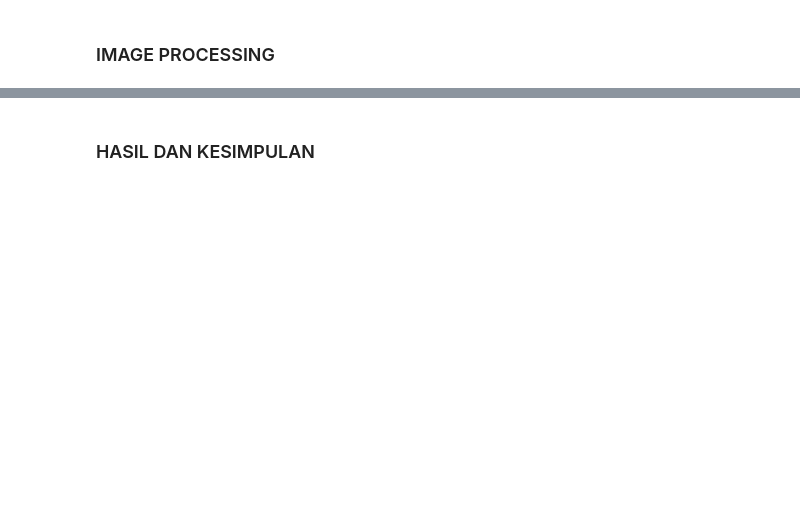
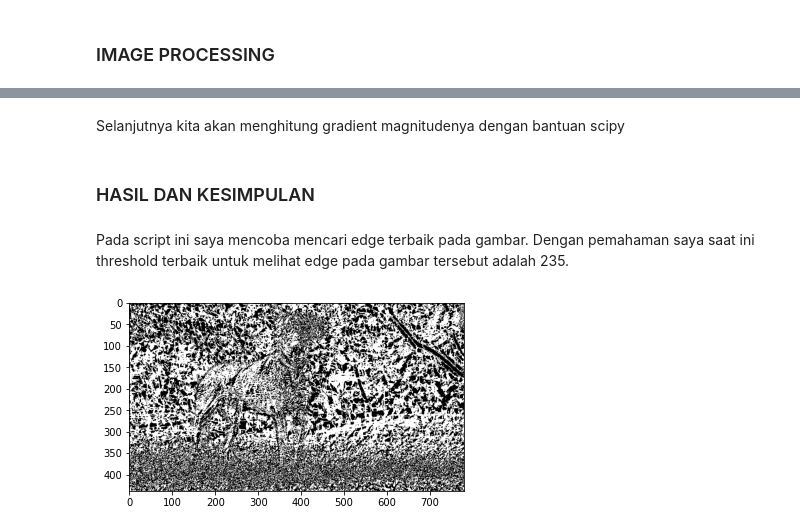
Before and after one commit to Valianton0/FTDS_learning_journal, a Jupyter notebook: graded_challenge/h8dsft_P0W02.ipynb, the cells around one changed output, grey strips where cells are left out. Drawn from its saved outputs; the diff is of its cells as text; code cells hidden in the pictures; blank space fills up the shorter version.

```diff
--- a/graded_challenge/h8dsft_P0W02.ipynb
+++ b/graded_challenge/h8dsft_P0W02.ipynb
@@ -64,2 +61,23 @@ ImportError: cannot import name 'imshow' from 'scipy' (C:\Users\rezaa\AppData\Lo
+# %% [markdown]
+Selanjutnya kita akan menghitung gradient magnitudenya dengan bantuan scipy
+# %%
+from scipy import ndimage
+
+dx = ndimage.sobel(greyimg2, axis=0, mode='constant')
+
+dy = ndimage.sobel(greyimg2, axis=1, mode='constant')
+
+dxy = np.hypot(dx,dy)
 # %% [markdown]
 ### HASIL DAN KESIMPULAN
+# %% [markdown]
+Pada script ini saya mencoba mencari edge terbaik pada gambar. Dengan pemahaman saya saat ini threshold terbaik untuk melihat edge pada gambar tersebut adalah 235.
+# %%
+threshold = 235
+
+edge = np.where(dxy > threshold, 255, 0)
+
+plt.imshow(edge, cmap=plt.cm.gray)
+plt.show()
+# %% [output]
+[figure, added]
```
Also changed, not shown: parts of 14 cells of this notebook.
